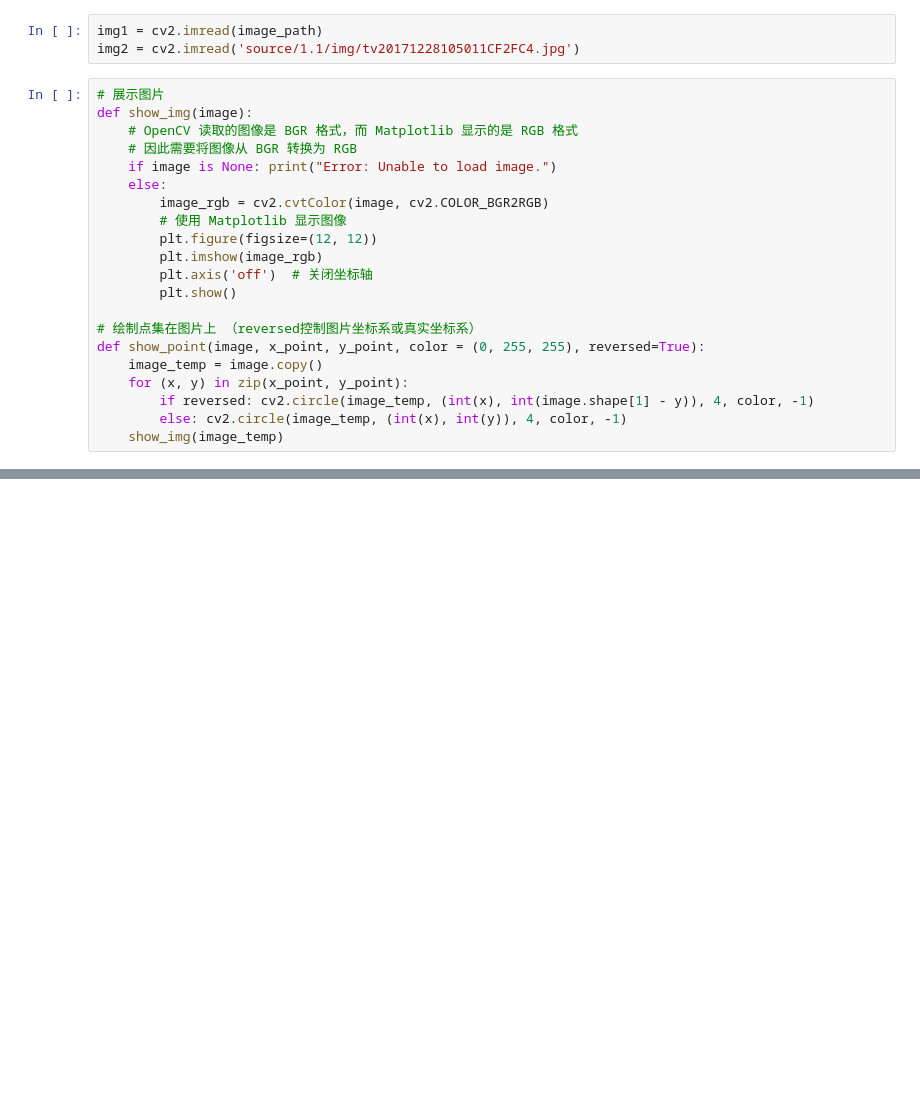
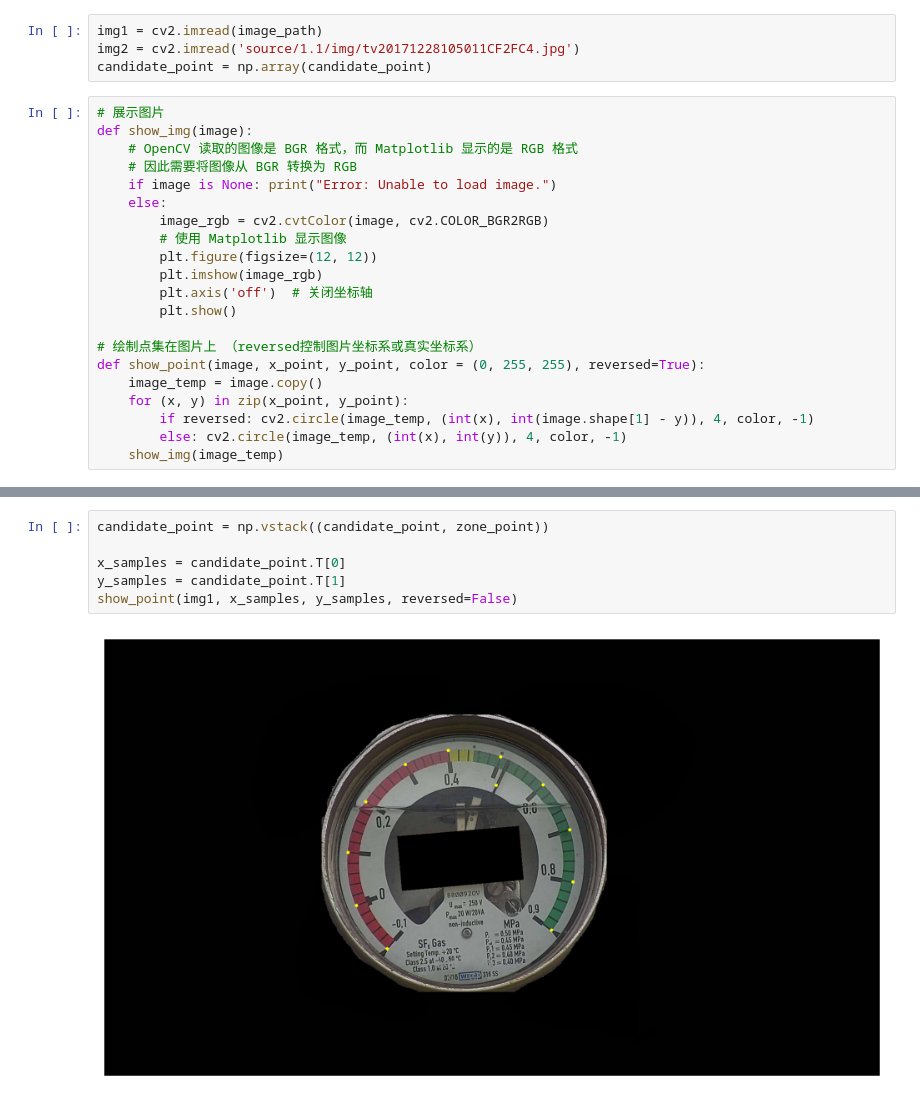
Before and after one commit to aoiJays/ai4clock, a Jupyter notebook: baseline3.ipynb, the cells around one changed output, grey strips where cells are left out. Saved outputs shown, nothing was run; the diff lists cells and outputs as text; blank space fills up the shorter version.

```diff
--- a/baseline3.ipynb
+++ b/baseline3.ipynb
@@ -73,6 +86,7 @@ print(f"Precision: {PRESICISION}\nUnit: {UNIT}")
 # %%
 img1 = cv2.imread(image_path)
 img2 = cv2.imread('source/1.1/img/tv20171228105011CF2FC4.jpg')
+candidate_point = np.array(candidate_point)
 # %%
 # 展示图片
 def show_img(image):
@@ -96,0 +234,8 @@ def show_point(image, x_point, y_point, color = (0, 255, 255), reversed=True):
+# %%
+candidate_point = np.vstack((candidate_point, zone_point))
+
+x_samples = candidate_point.T[0]
+y_samples = candidate_point.T[1]
+show_point(img1, x_samples, y_samples, reversed=False)
+# %% [output]
+[figure, added]
```
Also changed, not shown: parts of 7 cells of this notebook, 1 other file.
